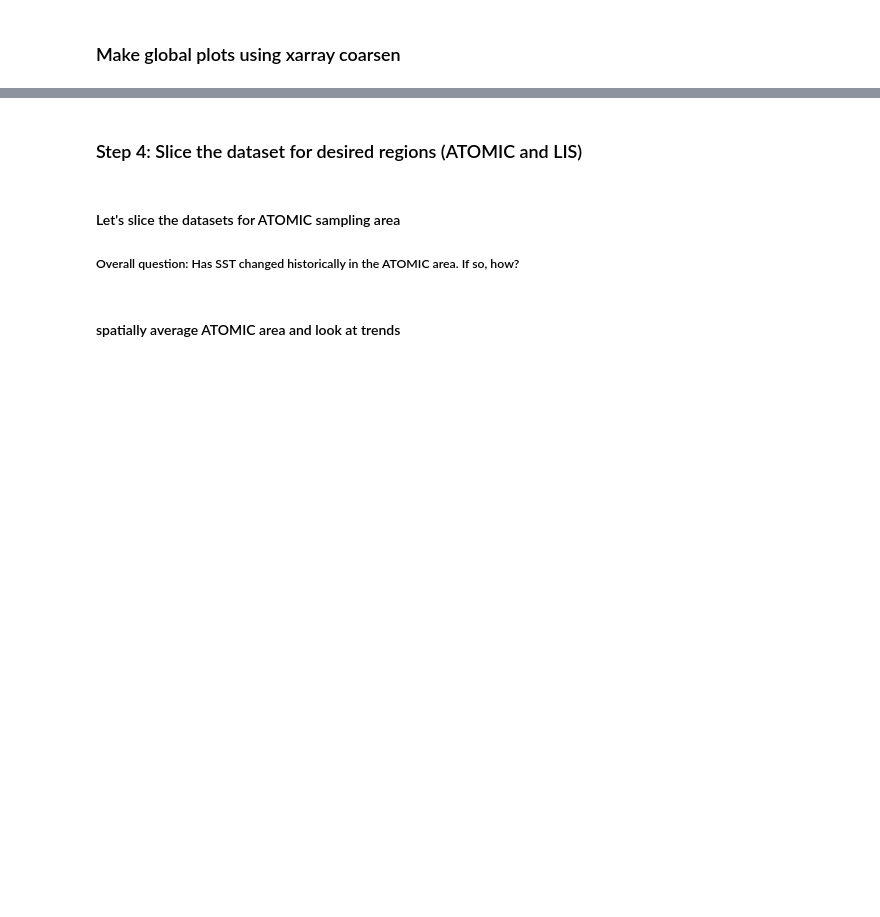
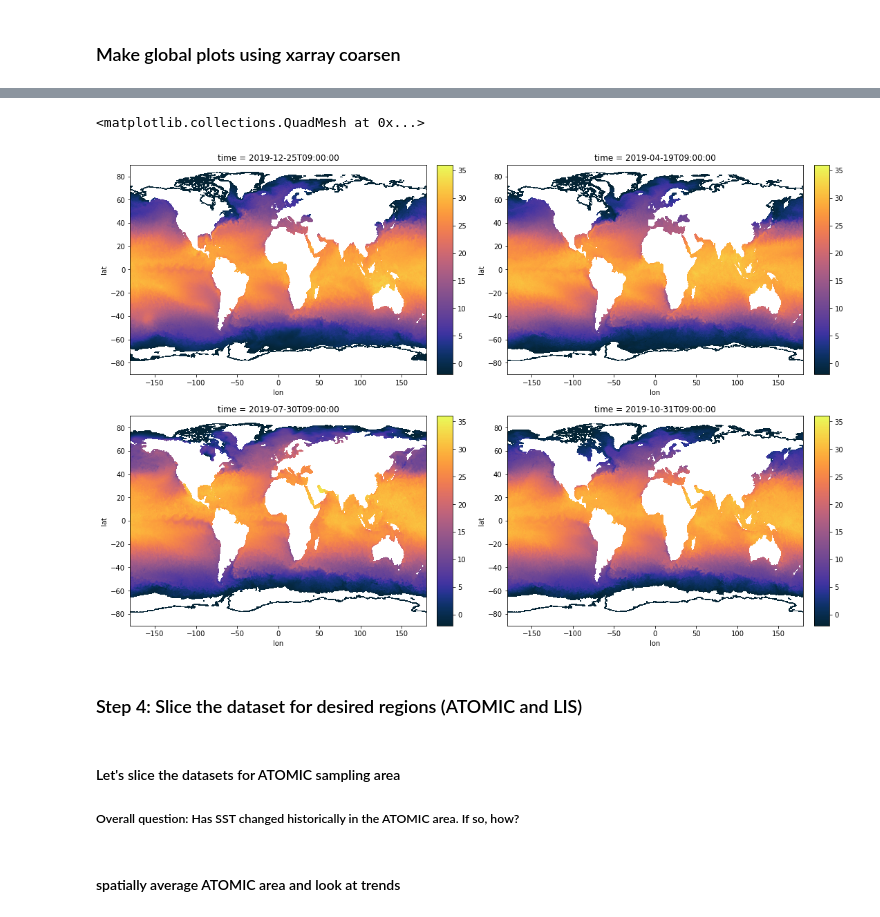
Before and after one commit to MackenzieBlanusa/MARN5895_RC_Final, a Jupyter notebook: MUR_messaround.ipynb, the cells around one changed output, grey strips where cells are left out. Cells and saved outputs as stored; diff of their text form; code cells hidden in the pictures; blank space fills up the shorter version.

```diff
--- a/MUR_messaround.ipynb
+++ b/MUR_messaround.ipynb
@@ -339,0 +274,5 @@ valid_min :
+# %%
+summerday = sst_masked.sel(time='2019-07-30')
+fallday = sst_masked.sel(time='2019-10-31')
+winterday = sst_masked.sel(time='2019-12-25')
+springday = sst_masked.sel(time='2019-04-19')
@@ -385,0 +316,5 @@ halloween.plot(cmap='cmo.thermal')
+# %%
+summerday.load()
+fallday.load()
+winterday.load()
+springday.load()
@@ -386,3 +338,12 @@ halloween.plot(cmap='cmo.thermal')
+# %%
+fig, ax = plt.subplots(ncols=2,nrows=2,figsize=(15,10),constrained_layout=True)
+winterday.plot(ax=ax[0,0],cmap='cmo.thermal',vmin=-2,vmax=36)
+springday.plot(ax=ax[0,1],cmap='cmo.thermal',vmin=-2,vmax=36)
+summerday.plot(ax=ax[1,0],cmap='cmo.thermal',vmin=-2,vmax=36)
+fallday.plot(ax=ax[1,1],cmap='cmo.thermal',vmin=-2,vmax=36)
+# %% [output]
+<matplotlib.collections.QuadMesh at 0x...>
+[figure, added]
 # %% [markdown]
 ### Step 4: Slice the dataset for desired regions (ATOMIC and LIS)
 # %% [markdown]
```
Also changed, not shown: parts of 73 cells of this notebook.
